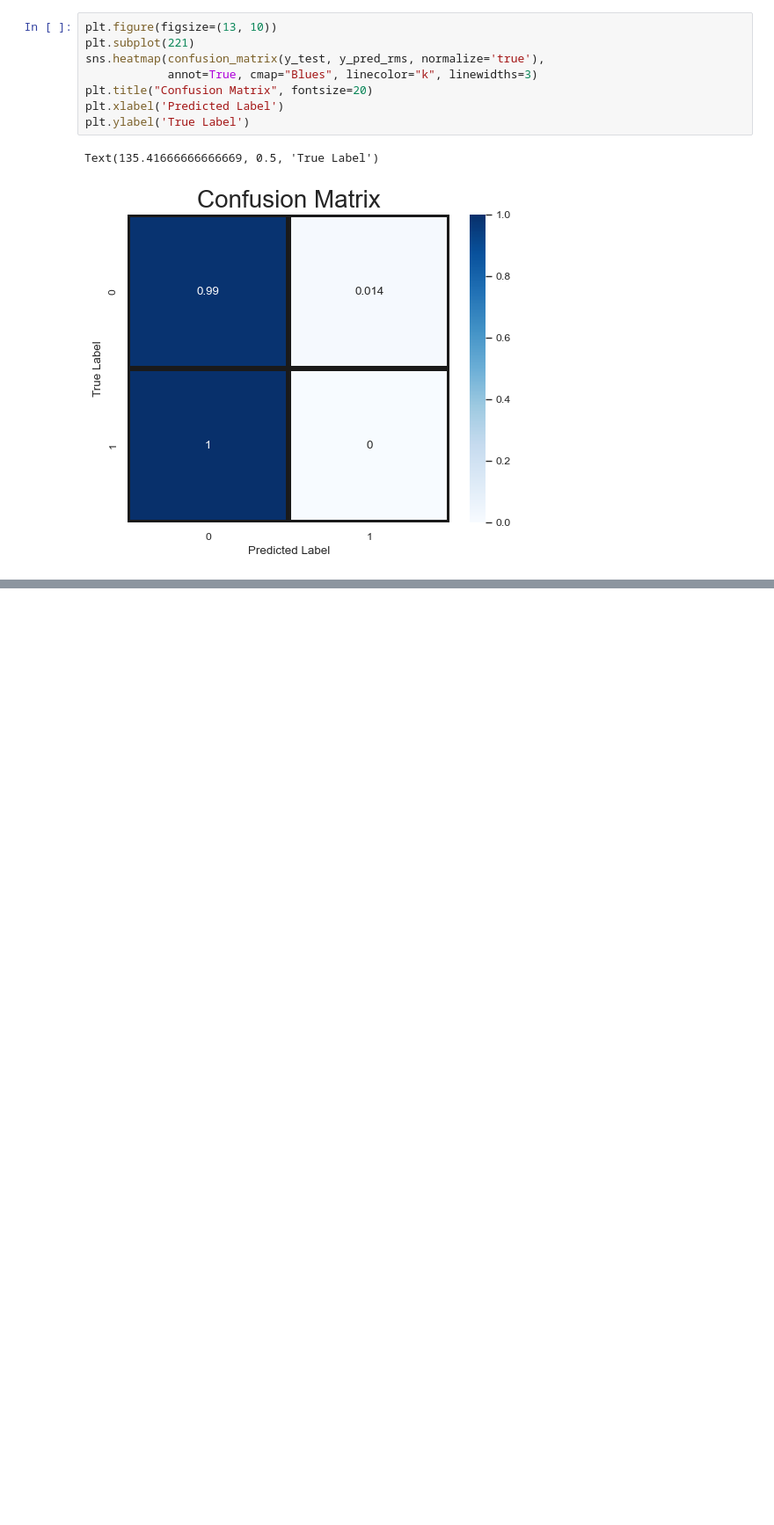
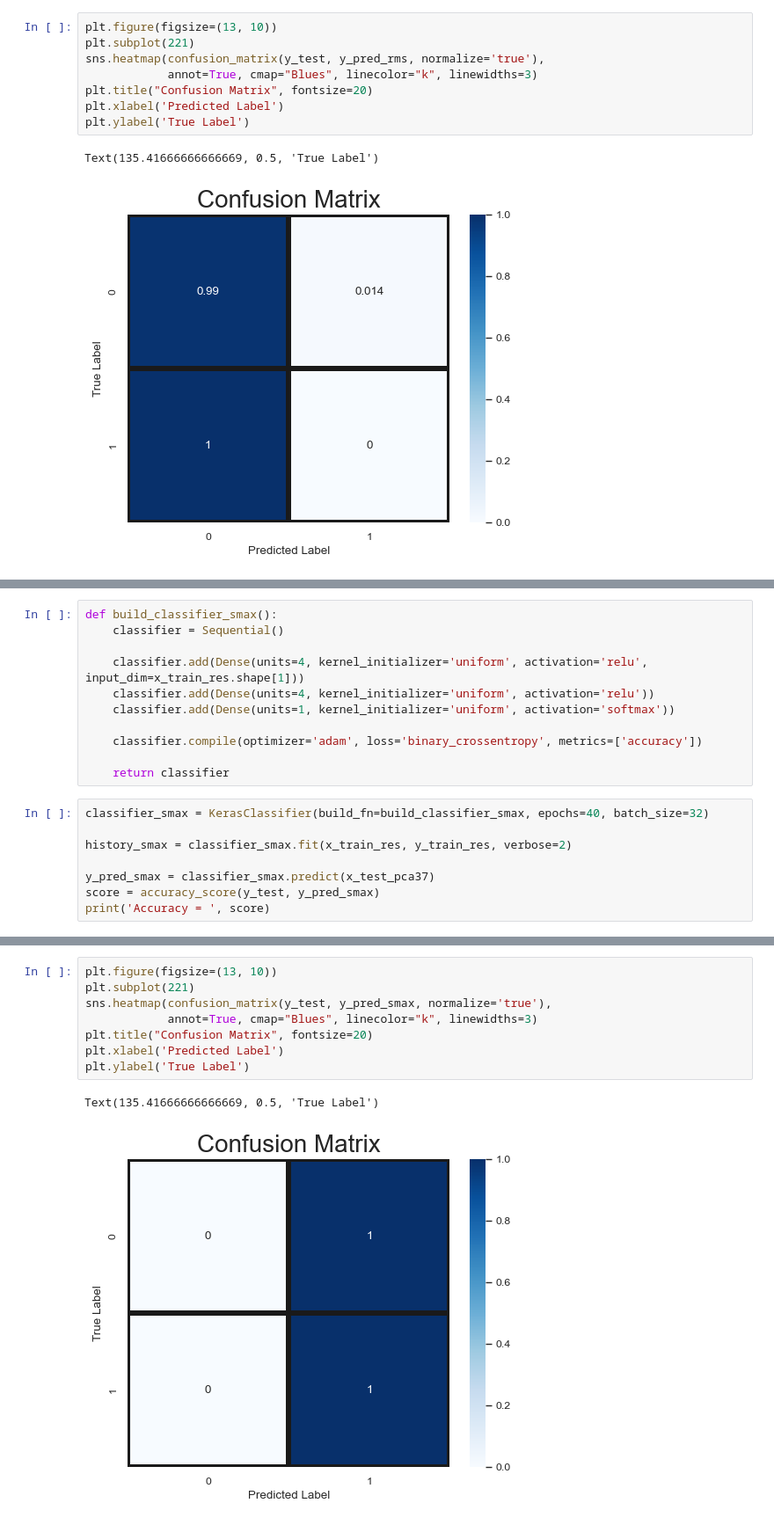
Before and after one commit to NicoGalvarino/Exoplanet-exploration, a Jupyter notebook: exoplanet_ANN.ipynb, the cells around one changed output, grey strips where cells are left out. Shown at 88% size. Cells and saved outputs as stored; diff of their text form; blank space fills up the shorter version.

```diff
--- a/exoplanet_ANN.ipynb
+++ b/exoplanet_ANN.ipynb
@@ -700,0 +859,19 @@ Text(135.41666666666669, 0.5, 'True Label')
+# %%
+def build_classifier_smax():
+    classifier = Sequential()
+
+    classifier.add(Dense(units=4, kernel_initializer='uniform', activation='relu', input_dim=x_train_res.shape[1]))
+    classifier.add(Dense(units=4, kernel_initializer='uniform', activation='relu'))
+    classifier.add(Dense(units=1, kernel_initializer='uniform', activation='softmax'))
+
+    classifier.compile(optimizer='adam', loss='binary_crossentropy', metrics=['accuracy'])
+
+    return classifier
+# %%
+classifier_smax = KerasClassifier(build_fn=build_classifier_smax, epochs=40, batch_size=32)
+
+history_smax = classifier_smax.fit(x_train_res, y_train_res, verbose=2)
+
+y_pred_smax = classifier_smax.predict(x_test_pca37)
+score = accuracy_score(y_test, y_pred_smax)
+print('Accuracy = ', score)
@@ -700,0 +896,11 @@ Text(135.41666666666669, 0.5, 'True Label')
+# %%
+plt.figure(figsize=(13, 10))
+plt.subplot(221)
+sns.heatmap(confusion_matrix(y_test, y_pred_smax, normalize='true'),
+            annot=True, cmap="Blues", linecolor="k", linewidths=3)
+plt.title("Confusion Matrix", fontsize=20)
+plt.xlabel('Predicted Label')
+plt.ylabel('True Label')
+# %% [output]
+Text(135.41666666666669, 0.5, 'True Label')
+[figure, added]
```
Also changed, not shown: parts of 24 cells of this notebook.
